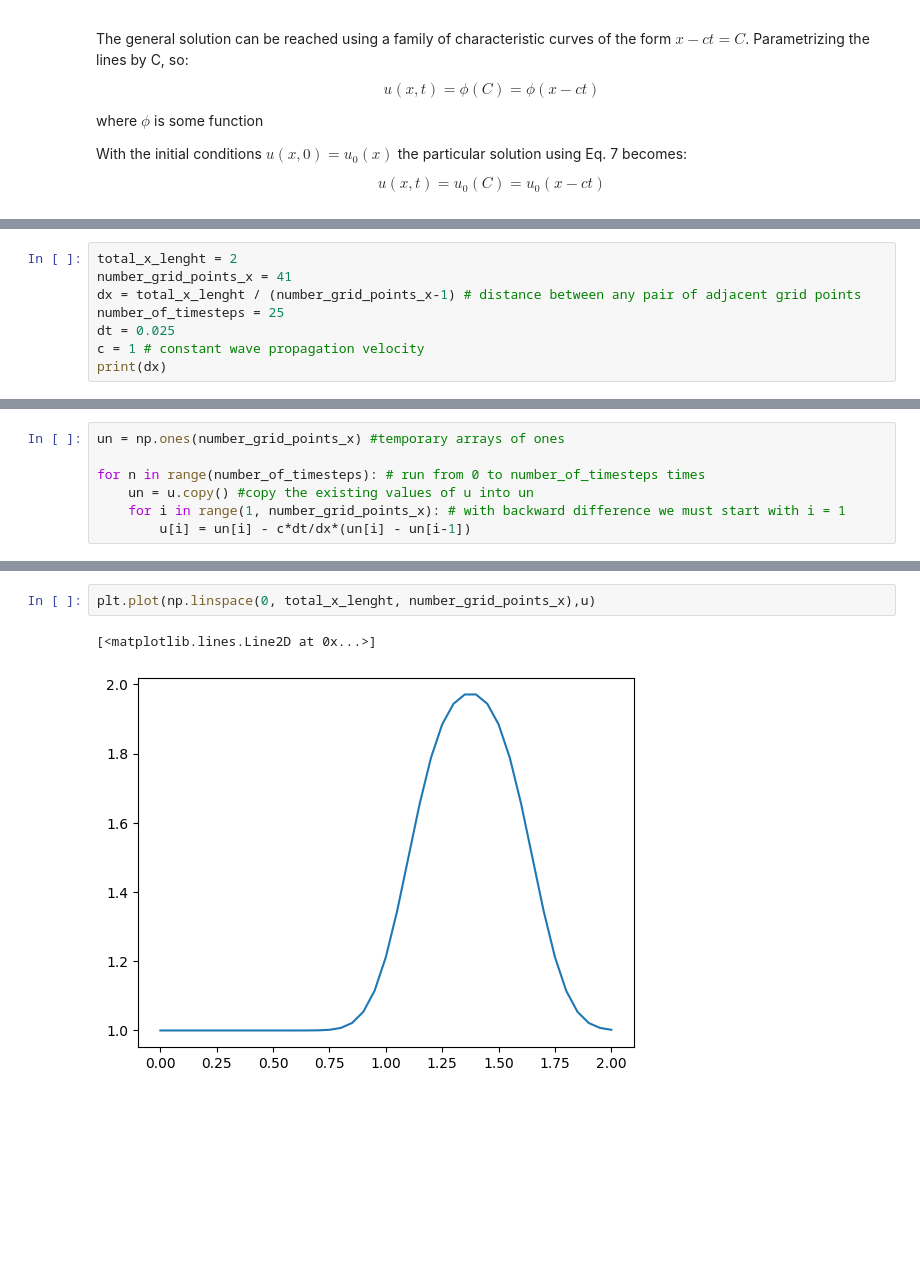
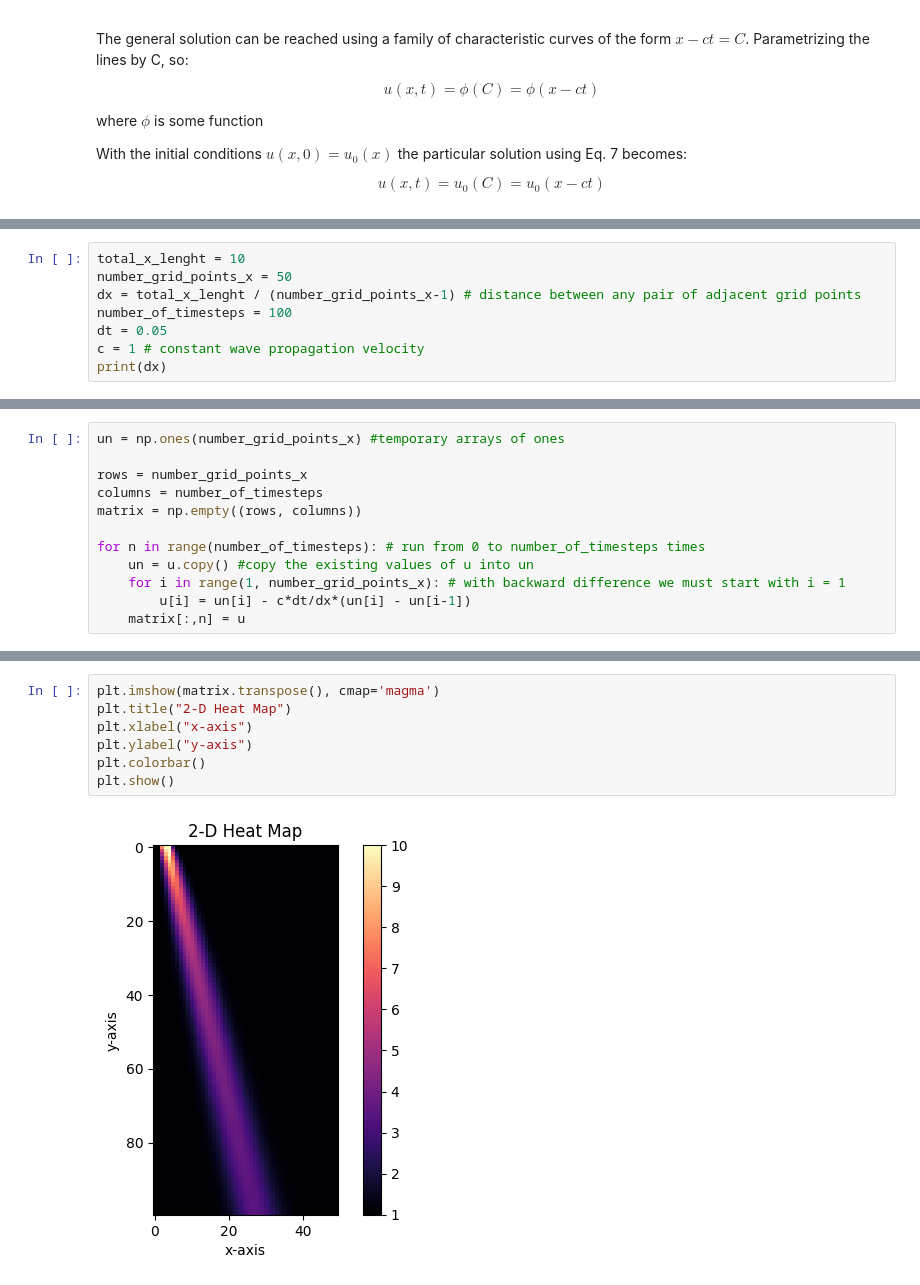
Before and after one commit to omar11205/computationalFluidDynamics, a Jupyter notebook: 1DLinearConvectionEquation.ipynb, the cells around one changed output, grey strips where cells are left out. Saved outputs shown, nothing was run; the diff lists cells and outputs as text; blank space fills up the shorter version.

```diff
--- a/1DLinearConvectionEquation.ipynb
+++ b/1DLinearConvectionEquation.ipynb
@@ -96,11 +110,11 @@ import time
 
 With `total_x_length` = 2,  the spatial domain is $x_i\in(0,2)$. The discretization of the temporal domain: 25 time steps with a length of $0.025s$ each timestep.
 # %%
-total_x_lenght = 2
-number_grid_points_x = 41
+total_x_lenght = 10
+number_grid_points_x = 50
 dx = total_x_lenght / (number_grid_points_x-1) # distance between any pair of adjacent grid points
-number_of_timesteps = 25
-dt = 0.025
+number_of_timesteps = 100
+dt = 0.05
 c = 1 # constant wave propagation velocity
 print(dx)
 # %% [output]
@@ -169,8 +184,13 @@ $$
 The $u^n$ solution will be stored in a new temporary array that will be used for the calculation of the next $u^{n+1}$ time step. Before the calculation this array will be filled with np.ones(). For the spatial calculations in each time step $u^n$ we use a inner for loop, and for cicling each time step we use an outer for loop.
 # %%
 un = np.ones(number_grid_points_x) #temporary arrays of ones
+
+rows = number_grid_points_x
+columns = number_of_timesteps
+matrix = np.empty((rows, columns))
 
 for n in range(number_of_timesteps): # run from 0 to number_of_timesteps times
     un = u.copy() #copy the existing values of u into un
     for i in range(1, number_grid_points_x): # with backward difference we must start with i = 1
         u[i] = un[i] - c*dt/dx*(un[i] - un[i-1])
+    matrix[:,n] = u
@@ -177,5 +205,9 @@ for n in range(number_of_timesteps): # run from 0 to number_of_timesteps times
 # %%
-plt.plot(np.linspace(0, total_x_lenght, number_grid_points_x),u)
+plt.imshow(matrix.transpose(), cmap='magma')
+plt.title("2-D Heat Map")
+plt.xlabel("x-axis")
+plt.ylabel("y-axis")
+plt.colorbar()
+plt.show()
 # %% [output]
-[<matplotlib.lines.Line2D at 0x...>]
-[figure, old version]
+[figure, new version]
```
Also changed, not shown: parts of 13 cells of this notebook.
